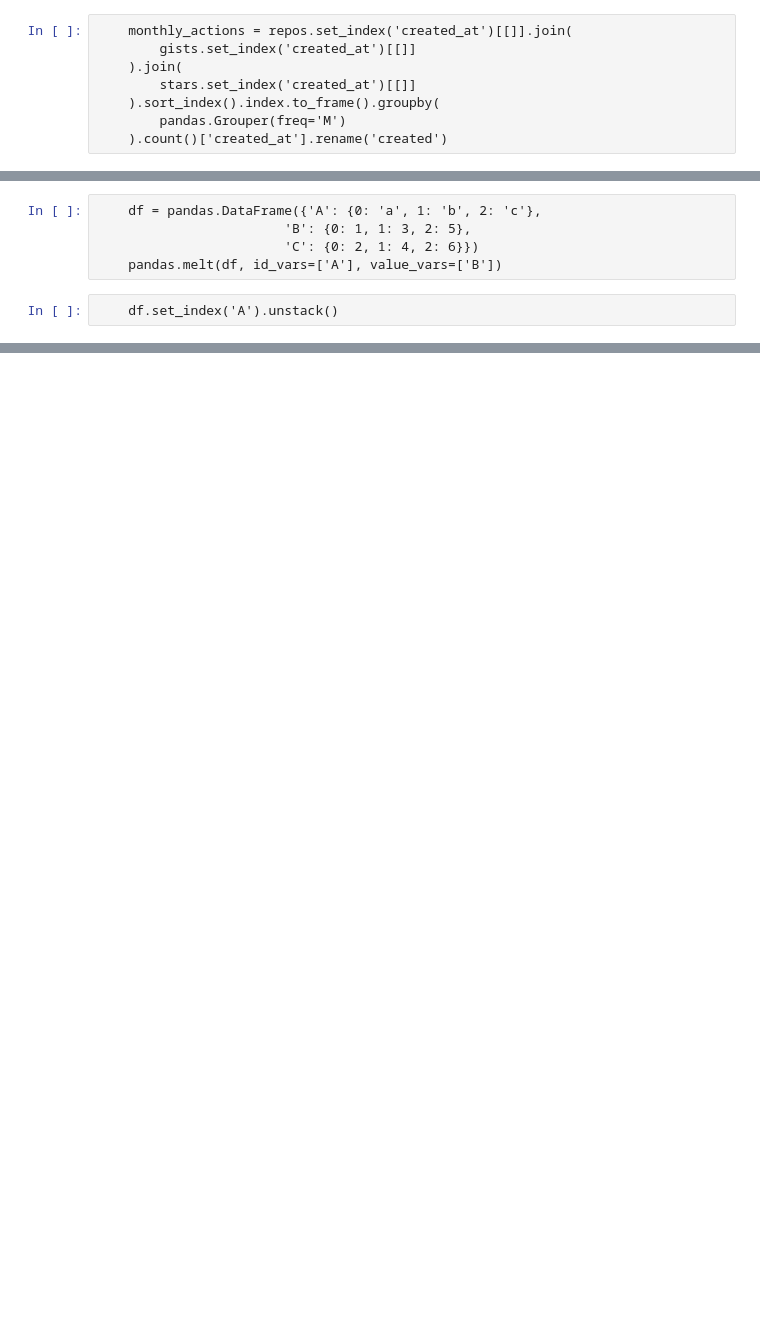
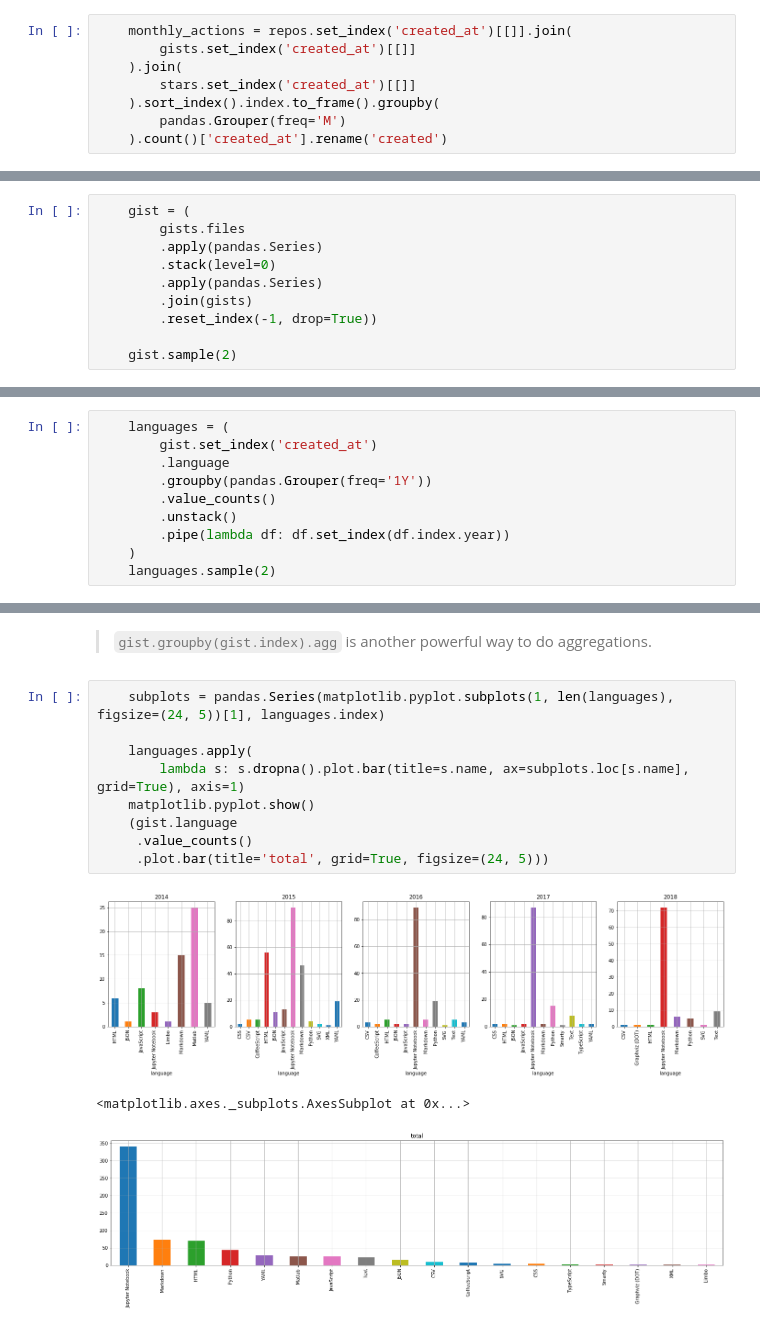
Before and after one commit to tonyfast/idiomatic-pandas, a Jupyter notebook: idiomatic_pandas/demo.ipynb, the cells around one changed output, grey strips where cells are left out. Cells and saved outputs as stored; diff of their text form; blank space fills up the shorter version.

```diff
--- a/idiomatic_pandas/demo.ipynb
+++ b/idiomatic_pandas/demo.ipynb
@@ -214,7 +219,0 @@ A back of the envelope use of attributes.
-# %%
-    df = pandas.DataFrame({'A': {0: 'a', 1: 'b', 2: 'c'},
-                        'B': {0: 1, 1: 3, 2: 5},
-                        'C': {0: 2, 1: 4, 2: 6}})
-    pandas.melt(df, id_vars=['A'], value_vars=['B'])
-# %%
-    df.set_index('A').unstack()
@@ -230,0 +248,10 @@ dtype: int64
+# %%
+    gist = (
+        gists.files
+        .apply(pandas.Series)
+        .stack(level=0)
+        .apply(pandas.Series)
+        .join(gists)
+        .reset_index(-1, drop=True))
+
+    gist.sample(2)
@@ -230,0 +264,10 @@ dtype: int64
+# %%
+    languages = (
+        gist.set_index('created_at')
+        .language
+        .groupby(pandas.Grouper(freq='1Y'))
+        .value_counts()
+        .unstack()
+        .pipe(lambda df: df.set_index(df.index.year))
+    )
+    languages.sample(2)
@@ -230,0 +288,15 @@ dtype: int64
+# %% [markdown]
+> `gist.groupby(gist.index).agg` is another powerful way to do aggregations.
+# %%
+    subplots = pandas.Series(matplotlib.pyplot.subplots(1, len(languages), figsize=(24, 5))[1], languages.index)
+
+    languages.apply(
+        lambda s: s.dropna().plot.bar(title=s.name, ax=subplots.loc[s.name], grid=True), axis=1)
+    matplotlib.pyplot.show()
+    (gist.language
+     .value_counts()
+     .plot.bar(title='total', grid=True, figsize=(24, 5)))
+# %% [output]
+[figure, added]
+<matplotlib.axes._subplots.AxesSubplot at 0x...>
+[figure, added]
```
Also changed, not shown: parts of 72 cells of this notebook, 7 other files.
